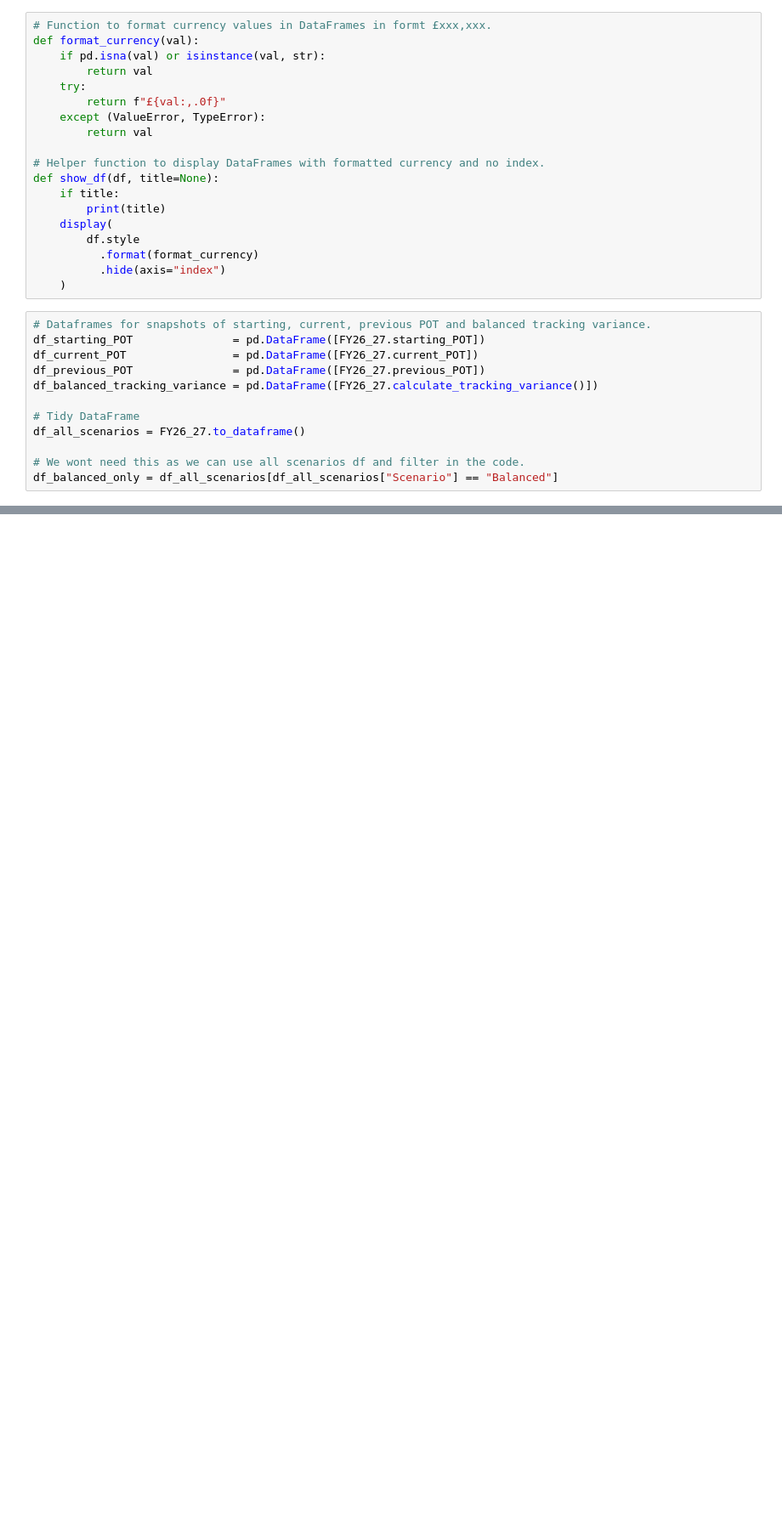
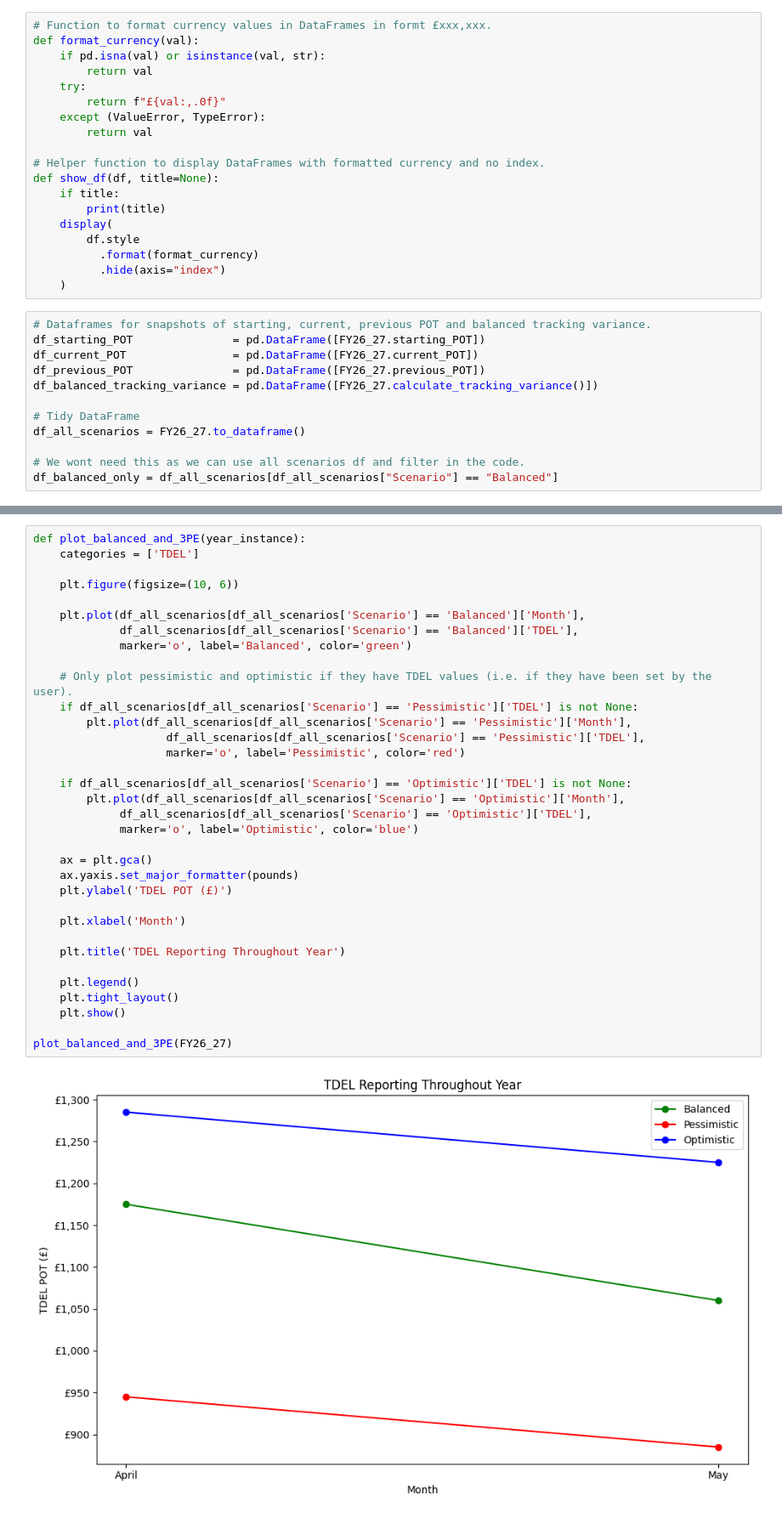
Before and after one commit to Averagecoder2k21/Finance, a Jupyter notebook: Finance_dev_notebook.ipynb, the cells around one changed output, grey strips where cells are left out. Shown at 85% size. Cells and saved outputs as stored; diff of their text form; blank space fills up the shorter version.

```diff
--- a/Finance_dev_notebook.ipynb
+++ b/Finance_dev_notebook.ipynb
@@ -224,0 +267,36 @@ Balanced Tracking Variance
+# %%
+def plot_balanced_and_3PE(year_instance):
+    categories = ['TDEL']
+
+    plt.figure(figsize=(10, 6))
+
+    plt.plot(df_all_scenarios[df_all_scenarios['Scenario'] == 'Balanced']['Month'],
+             df_all_scenarios[df_all_scenarios['Scenario'] == 'Balanced']['TDEL'],
+             marker='o', label='Balanced', color='green')
+
+    # Only plot pessimistic and optimistic if they have TDEL values (i.e. if they have been set by the user).
+    if df_all_scenarios[df_all_scenarios['Scenario'] == 'Pessimistic']['TDEL'] is not None:
+        plt.plot(df_all_scenarios[df_all_scenarios['Scenario'] == 'Pessimistic']['Month'],
+                    df_all_scenarios[df_all_scenarios['Scenario'] == 'Pessimistic']['TDEL'],
+                    marker='o', label='Pessimistic', color='red')
+
+    if df_all_scenarios[df_all_scenarios['Scenario'] == 'Optimistic']['TDEL'] is not None:
+        plt.plot(df_all_scenarios[df_all_scenarios['Scenario'] == 'Optimistic']['Month'],
+             df_all_scenarios[df_all_scenarios['Scenario'] == 'Optimistic']['TDEL'],
+             marker='o', label='Optimistic', color='blue')
+
+    ax = plt.gca()
+    ax.yaxis.set_major_formatter(pounds)
+    plt.ylabel('TDEL POT (£)')
+
+    plt.xlabel('Month')
+
+    plt.title('TDEL Reporting Throughout Year')
+
+    plt.legend()
+    plt.tight_layout()
+    plt.show()
+
+plot_balanced_and_3PE(FY26_27)
+# %% [output]
+[figure, added]
```
Also changed, not shown: parts of 5 cells of this notebook.
